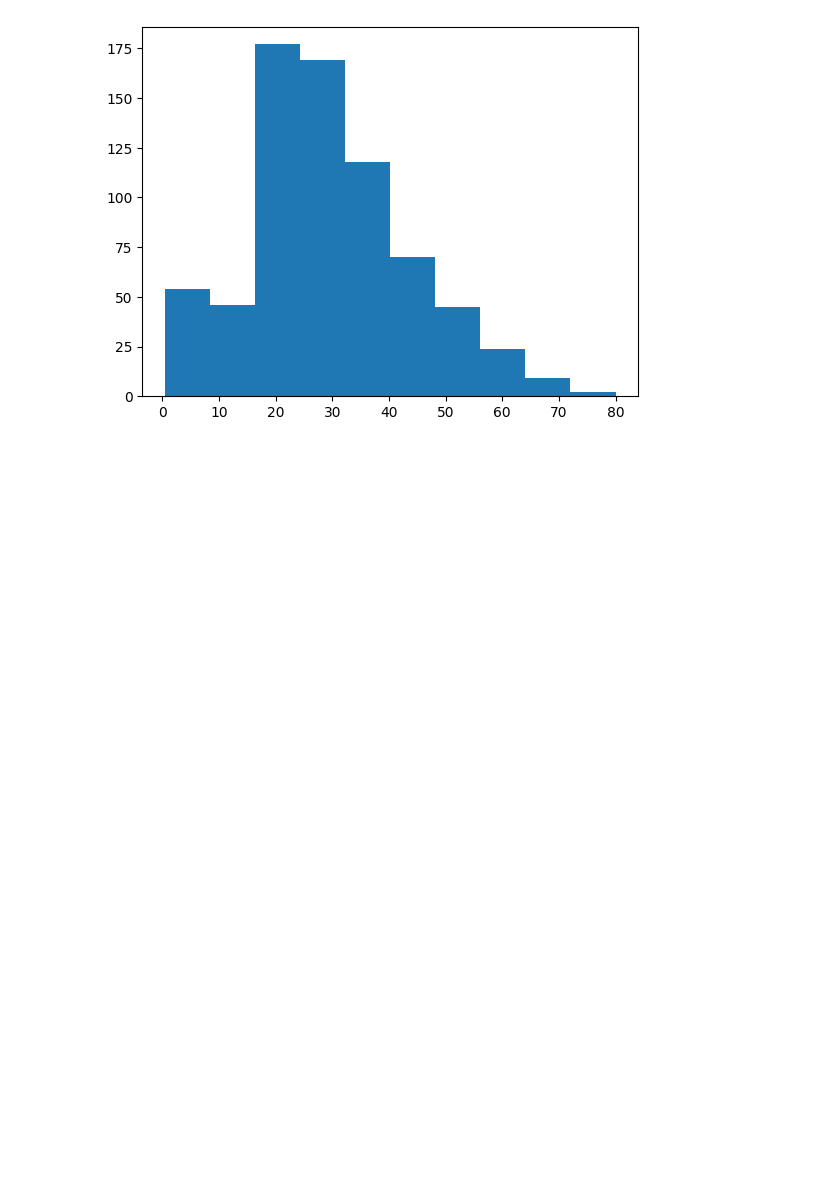
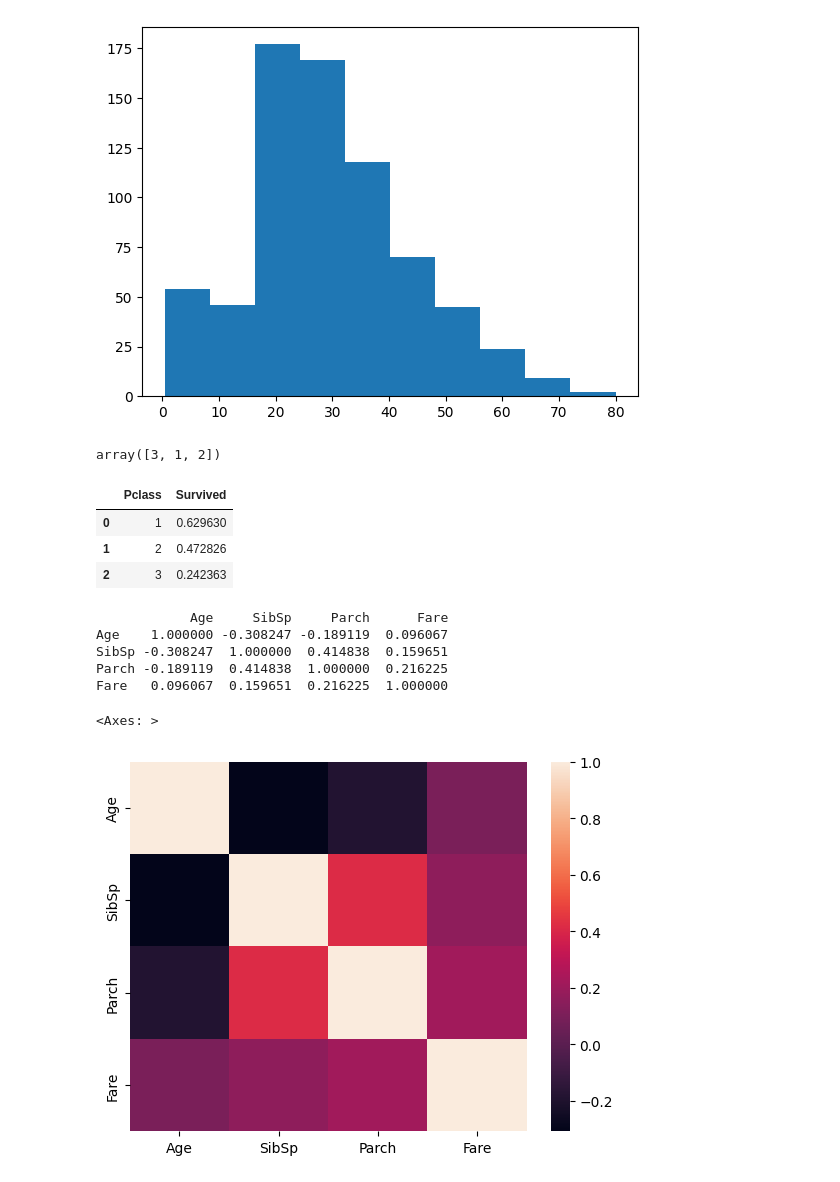
Before and after one commit to mnejaime/ml-titanic, a Jupyter notebook: notebook.ipynb, the cells around one changed output. Saved outputs shown, nothing was run; the diff lists cells and outputs as text; code cells hidden in the pictures; blank space fills up the shorter version.

Commit message:
Add additional graphs to understand data

```diff
--- a/notebook.ipynb
+++ b/notebook.ipynb
@@ -90,0 +97,3 @@ Plot certain variables against others to see what I can glean in terms of differ
+# %%
+train_num = train_data[["Age", "SibSp", "Parch", "Fare"]]
+train_cat = train_data[['Survived','Pclass','Sex','Ticket','Cabin','Embarked']]
@@ -93,3 +106,25 @@ plt.hist(train_data["Age"])
 plt.show()
 # %% [output]
 [figure]
+# %%
+train_data['Pclass'].unique()
+# %% [output]
+array([3, 1, 2])
+# %%
+train_data[['Pclass','Survived']].groupby('Pclass', as_index=False).mean()
+# %% [output]
+|  | Pclass | Survived |
+| 0 | 1 | 0.629630 |
+| 1 | 2 | 0.472826 |
+| 2 | 3 | 0.242363 |
+# %%
+print(train_num.corr())
+sns.heatmap(train_num.corr())
+# %% [output]
+            Age     SibSp     Parch      Fare
+Age    1.000000 -0.308247 -0.189119  0.096067
+SibSp -0.308247  1.000000  0.414838  0.159651
+Parch -0.189119  0.414838  1.000000  0.216225
+Fare   0.096067  0.159651  0.216225  1.000000
+<Axes: >
+[figure, added]
```
Also changed, not shown: parts of 7 cells of this notebook.
